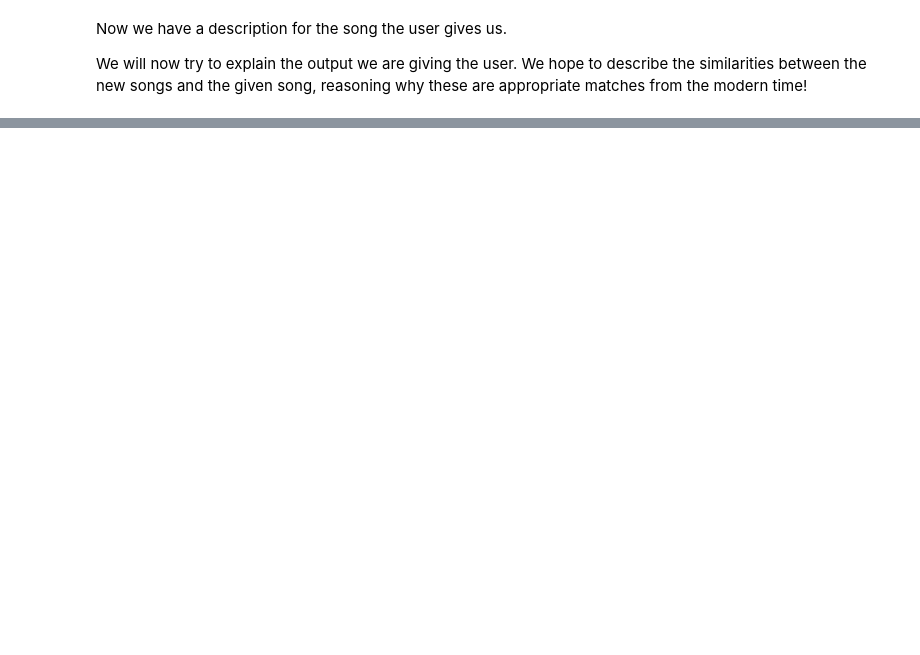
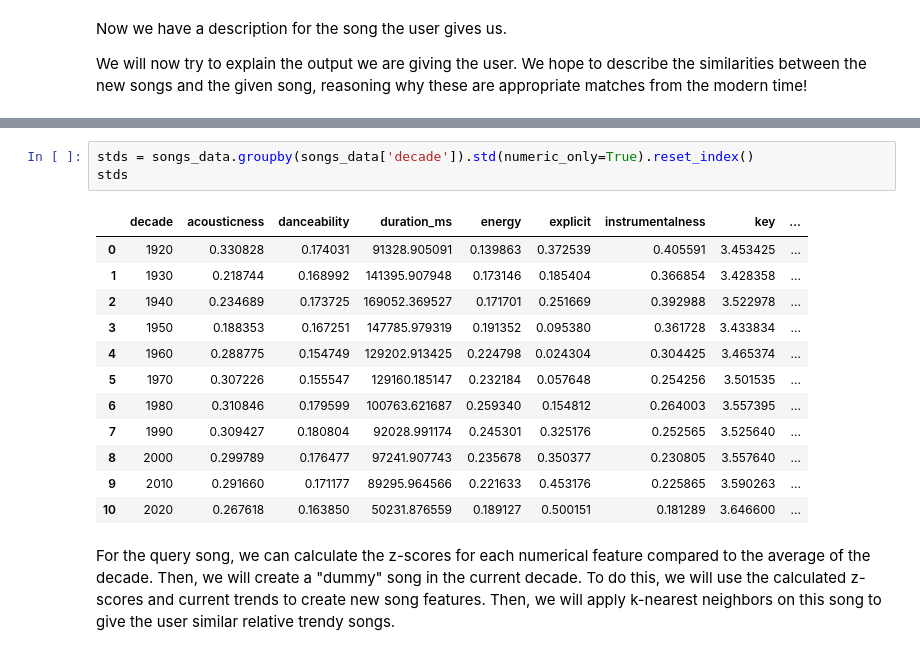
Before and after one commit to apalmm/contemporary-songs, a Jupyter notebook: recommendation_models.ipynb, the cells around one changed output, grey strips where cells are left out. Drawn from its saved outputs; the diff is of its cells as text; blank space fills up the shorter version.

```diff
--- a/recommendation_models.ipynb
+++ b/recommendation_models.ipynb
@@ -527,0 +575,18 @@ This comes with the caveat that the songs will not be similar. However, we would
+# %%
+stds = songs_data.groupby(songs_data['decade']).std(numeric_only=True).reset_index()
+stds
+# %% [output]
+|  | decade | acousticness | danceability | duration_ms | energy | explicit | instrumentalness | key | ... |
+| 0 | 1920 | 0.330828 | 0.174031 | 91328.905091 | 0.139863 | 0.372539 | 0.405591 | 3.453425 | ... |
+| 1 | 1930 | 0.218744 | 0.168992 | 141395.907948 | 0.173146 | 0.185404 | 0.366854 | 3.428358 | ... |
+| 2 | 1940 | 0.234689 | 0.173725 | 169052.369527 | 0.171701 | 0.251669 | 0.392988 | 3.522978 | ... |
+| 3 | 1950 | 0.188353 | 0.167251 | 147785.979319 | 0.191352 | 0.095380 | 0.361728 | 3.433834 | ... |
+| 4 | 1960 | 0.288775 | 0.154749 | 129202.913425 | 0.224798 | 0.024304 | 0.304425 | 3.465374 | ... |
+| 5 | 1970 | 0.307226 | 0.155547 | 129160.185147 | 0.232184 | 0.057648 | 0.254256 | 3.501535 | ... |
+| 6 | 1980 | 0.310846 | 0.179599 | 100763.621687 | 0.259340 | 0.154812 | 0.264003 | 3.557395 | ... |
+| 7 | 1990 | 0.309427 | 0.180804 | 92028.991174 | 0.245301 | 0.325176 | 0.252565 | 3.525640 | ... |
+| 8 | 2000 | 0.299789 | 0.176477 | 97241.907743 | 0.235678 | 0.350377 | 0.230805 | 3.557640 | ... |
+| 9 | 2010 | 0.291660 | 0.171177 | 89295.964566 | 0.221633 | 0.453176 | 0.225865 | 3.590263 | ... |
+| 10 | 2020 | 0.267618 | 0.163850 | 50231.876559 | 0.189127 | 0.500151 | 0.181289 | 3.646600 | ... |
+# %% [markdown]
+For the query song, we can calculate the z-scores for each numerical feature compared to the average of the decade. Then, we will create a "dummy" song in the current decade. To do this, we will use the calculated z-scores and current trends to create new song features. Then, we will apply k-nearest neighbors on this song to give the user similar relative trendy songs.
```
Also changed, not shown: parts of 23 cells of this notebook.
